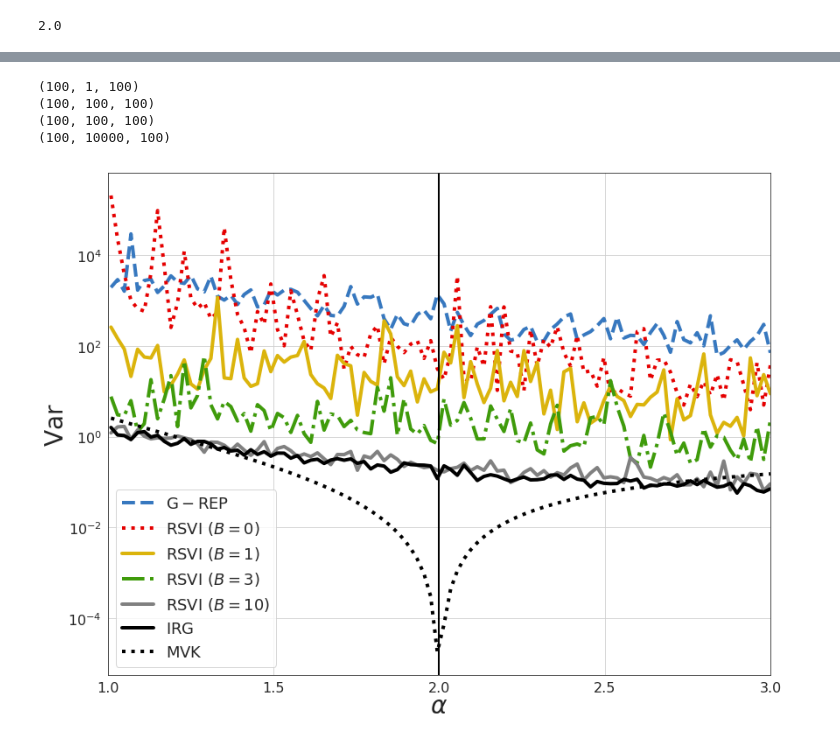
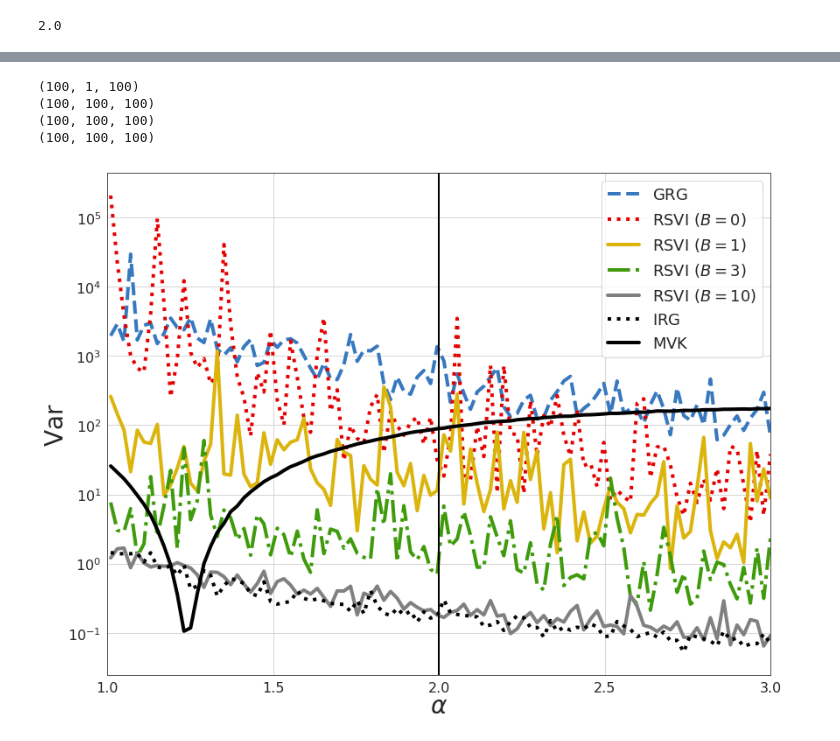
Before and after one commit to astirn/MV-Kumaraswamy, a Jupyter notebook: ars-reparameterization/dirichlet/dirichlet-multinomial.ipynb, the cells around one changed output, grey strips where cells are left out. Cells and saved outputs as stored; diff of their text form; code cells hidden in the pictures.

Commit message:
variance test results

```diff
--- a/ars-reparameterization/dirichlet/dirichlet-multinomial.ipynb
+++ b/ars-reparameterization/dirichlet/dirichlet-multinomial.ipynb
@@ -152,3 +152,5 @@ for j in range(alphas.shape[0]):
 import sys, os
 sys.path.insert(0, os.path.abspath('../..'))
 from variance_tests import irg_variance_test, mvk_variance_test
+# %%
+grad_mvk = mvk_variance_test(x=x, alphas=alphas, alpha_prior=alpha0, N_trials=N_indep, mc_samples=K)
@@ -174,3 +186 @@ Use tf.cast instead.
 Alphas done: 100.00%, Trials done: 100.00%
-# %%
-grad_mvk = mvk_variance_test(x=x, alphas=alphas, alpha_prior=alpha0, N_trials=N_indep*K)
@@ -186,10 +187,10 @@ Alphas done: 100.00%
 # %%
 print(grad_true.shape)
 print(grad_r_b100.shape)
+print(grad_mvk.shape)
 print(grad_irg.shape)
-print(grad_mvk.shape)
 # %% [output]
 (100, 1, 100)
 (100, 100, 100)
 (100, 100, 100)
-(100, 10000, 100)
+(100, 100, 100)
@@ -215,16 +196,0 @@ np.save(filename,err_grad_mvk)
-# %%
-folder = './'
-filename = folder+'gen.npy'
-err_grad_gen = np.load(filename)
-filename = folder+'r1.npy'
-err_grad_r_b0 = np.load(filename)
-filename = folder+'r2.npy'
-err_grad_r_b1 = np.load(filename)
-filename = folder+'r3.npy'
-err_grad_r_b3 = np.load(filename)
-filename = folder+'r4.npy'
-err_grad_r_b100 = np.load(filename)
-filename = folder+'irg.npy'
-err_grad_irg = np.load(filename)
-filename = folder+'mvk.npy'
-err_grad_mvk = np.load(filename)
@@ -231,33 +200,33 @@ err_grad_mvk = np.load(filename)
 # %%
 fig = plt.figure(figsize=(12, 9))
 ax = fig.add_subplot(111)
-ax.semilogy(alphas, np.mean(err_grad_gen**2,axis=1)[:,0], '--', color=colors[0], lw=4, label='$\\operatorname{G-REP}$')
+ax.semilogy(alphas, np.mean(err_grad_gen**2,axis=1)[:,0], '--', color=colors[0], lw=4, label='$\\operatorname{GRG}$')
 ax.semilogy(alphas, np.mean(err_grad_r_b0**2,axis=1)[:,0], ':', color=colors[1], lw=4, label='$\\mathrm{RSVI}$ $(B=0)$')
 ax.semilogy(alphas, np.mean(err_grad_r_b1**2,axis=1)[:,0], '-', color=colors[2], lw=4, label='$\\mathrm{RSVI}$ $(B=1)$')
 ax.semilogy(alphas, np.mean(err_grad_r_b3**2,axis=1)[:,0], '-.', color=colors[3], lw=4, label='$\\mathrm{RSVI}$ $(B=3)$')
 ax.semilogy(alphas, np.mean(err_grad_r_b100**2,axis=1)[:,0], '-', color='gray', lw=4, label='$\\mathrm{RSVI}$ $(B=10)$')
-ax.semilogy(alphas, np.mean(err_grad_irg**2,axis=1)[:,0], '-', color='k', lw=4, label='$\\mathrm{IRG}$')
-ax.semilogy(alphas, np.nanmean(err_grad_mvk**2,axis=1)[:,0], ':', color='k', lw=4, label='$\\mathrm{MVK}$')
+ax.semilogy(alphas, np.mean(err_grad_irg**2,axis=1)[:,0], ':', color='k', lw=4, label='$\\mathrm{IRG}$')
+ax.semilogy(alphas, np.mean(err_grad_mvk**2,axis=1)[:,0], '-', color='k', lw=4, label='$\\mathrm{MVK}$')
 
 # Plot the true alpha* (since it is known in this model)
 ylim = ax.get_ylim()
 ax.plot(alpha_star[0] * np.ones(2), ylim,'k',lw=2)
 
 # Limits etc
 ax.set_ylim(ylim)
 ax.set_xlim(np.min(alphas), np.max(alphas))
 plt.xticks([1.-1e-10, 1.5, 2.0, 2.5, 3.0], [1., 1.5, 2.0, 2.5, 3.0])
 ax.set_xlabel("$\\alpha$", labelpad=-1, fontsize=28)
 ax.set_ylabel("$\mathrm{Var}$", labelpad=-1, fontsize=28)
 ax.tick_params(axis='both', which='major', labelsize=16)
 ax.tick_params(axis='both', which='minor', labelsize=16)
 ax.grid()
 ax.legend(loc='best',fontsize=18)
 plt.tight_layout()
 
 alpha0scalar = 0.1
-filename = 'Dirichlet Var N'+str(N)+' K'+str(K)+' Iter'+str(N_indep)+' Alpha0'+str(alpha0scalar)
+filename = 'Dirichlet MSE N'+str(N)+' K'+str(K)+' Iter'+str(N_indep)+' Alpha0'+str(alpha0scalar)
 plt.savefig(filename+'.pdf', dpi=300)
 plt.savefig(filename+'.png')
 # %% [output]
-[figure, old version]
+[figure, new version]
```
Also changed, not shown: parts of 8 cells of this notebook, 2 other files.
